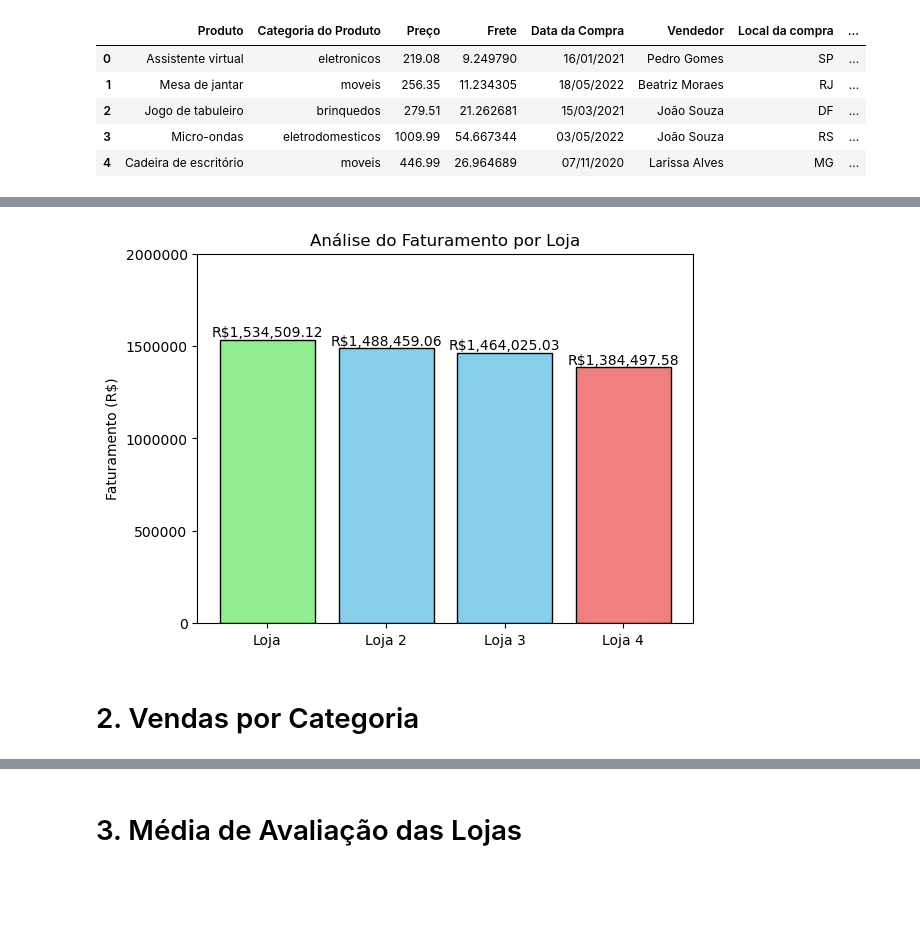
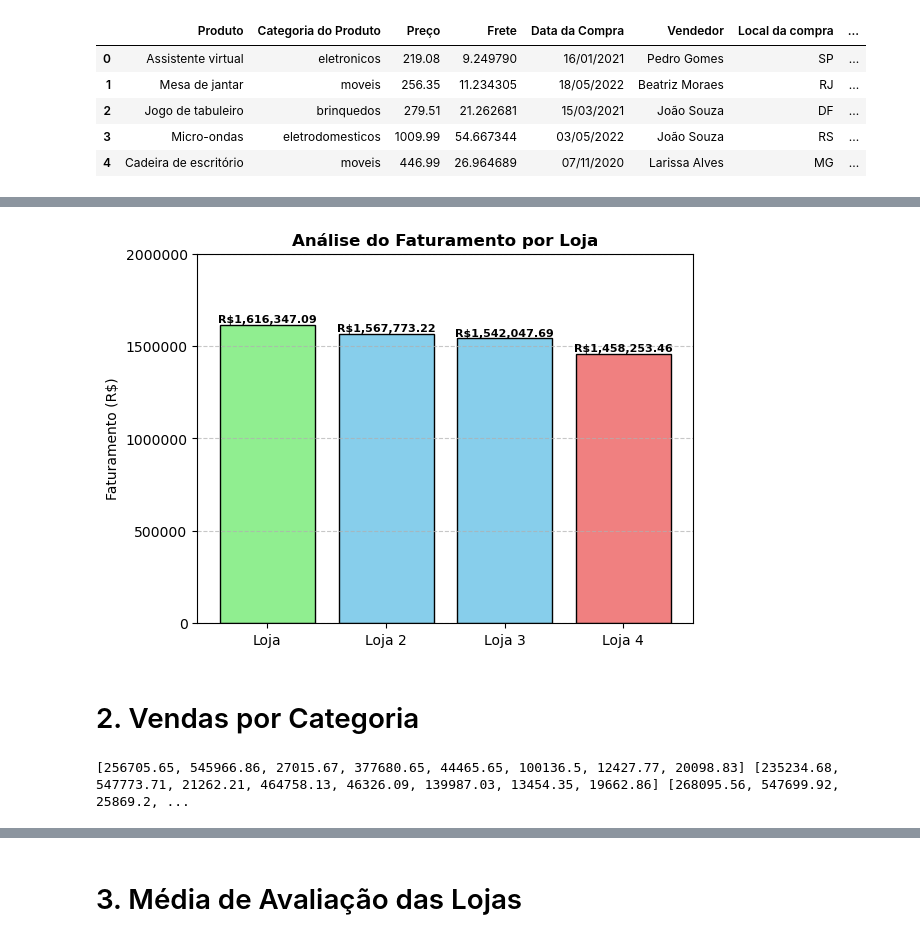
Before and after one commit to 23Edu4rd0/challenge1-data-science, a Jupyter notebook: AluraStoreBr.ipynb, the cells around one changed output, grey strips where cells are left out. Cells and saved outputs as stored; diff of their text form; code cells hidden in the pictures; blank space fills up the shorter version.

```diff
--- a/AluraStoreBr.ipynb
+++ b/AluraStoreBr.ipynb
@@ -32,26 +35,29 @@ faturamento = [loja['Preço'].sum() for loja in lojas]
+# %%
+import numpy as np
+
+preco = np.array([loja['Preço'].sum() for loja in lojas])
+frete = np.array([loja['Frete'].sum() for loja in lojas])
+
+faturamento = np.round(preco + frete, 2)
 # %%
-cores = ['lightcoral' if valor == min(faturamento) else 'lightgreen' if valor == max(faturamento) else 'skyblue' for valor in faturalmento]
-
-lojas_grafico = ['Loja', 'Loja 2', 'Loja 3', 'Loja 4']
+cores = ['lightcoral' if valor == min(faturamento) else 'lightgreen' if valor == max(faturamento) else 'skyblue' for valor in faturamento]
 
 plt.bar(lojas_grafico, faturamento, color=cores, edgecolor='black')
 
-plt.title('Análise do Faturamento por Loja')
+plt.title('Análise do Faturamento por Loja', fontweight = 'bold', color = 'black')
 plt.ylabel('Faturamento (R$)')
-
 
 plt.yticks(range(0, int(max(faturamento)) + 500000, 500000))
 
 plt.ticklabel_format(style='plain', axis='y')
-
+plt.grid(axis='y', linestyle='--', alpha=0.7)
 
 for i, valor in enumerate(faturamento):
-    plt.text(i, valor ,f'R${valor:,.2f}', ha='center', va='bottom', fontsize = 10)
-
+    plt.text(i, valor ,f'R${valor:,.2f}', ha='center', va='bottom', fontsize = 8, fontweight = 'bold', color = 'black')
 
 plt.show()
 # %% [output]
-[figure, old version]
+[figure, new version]
 # %% [markdown]
 # 2. Vendas por Categoria
 # %%
@@ -59,19 +65,20 @@ plt.show()
 
 categorias = ['moveis', 'eletronicos', 'brinquedos', 'eletrodomesticos', 'esporte e lazer', 'instrumentos musicais', 'livros', 'utilidades domesticas' ]
 
-soma_por_categoria_loja = {}
+def somar_por_categoria(loja_df, categorias):
+    valores = []
+    for categoria in categorias:
+        total = round(loja_df[loja_df['Categoria do Produto'] == categoria]['Preço'].sum(), 2)
+        valores.append(total)
+    return valores
 
-def somar_categoria(loja, categoria):
-    for i in categoria:
-        soma_categoria = round(loja[loja['Categoria do Produto'] == i]['Preço'].sum(),2)
-        soma_por_categoria_loja[i] = soma_categoria
 
-    return soma_por_categoria_loja
+valor_loja1 = somar_por_categoria(loja,categorias)
+valor_loja2 = somar_por_categoria(loja2,categorias)
+valor_loja3 = somar_por_categoria(loja3,categorias)
+valor_loja4 = somar_por_categoria(loja4,categorias)
 
-def transformar_dict_lista(dicionario):
-    chaves = list(dicionario.keys())
-    valores = list(dicionario.values())
-    return chaves, valores
 
-soma_por_categoria_loja1 = somar_categoria(loja, categorias)
-categoriasLoja1, valoresLoja1 = transformar_dict_lista(soma_por_categoria_loja1)
+print(valor_loja1, valor_loja2, valor_loja3, valor_loja4)
+# %% [output]
+[256705.65, 545966.86, 27015.67, 377680.65, 44465.65, 100136.5, 12427.77, 20098.83] [235234.68, 547773.71, 21262.21, 464758.13, 46326.09, 139987.03, 13454.35, 19662.86] [268095.56, 547699.92, 25869.2, ...
```
Also changed, not shown: parts of 12 cells of this notebook.
